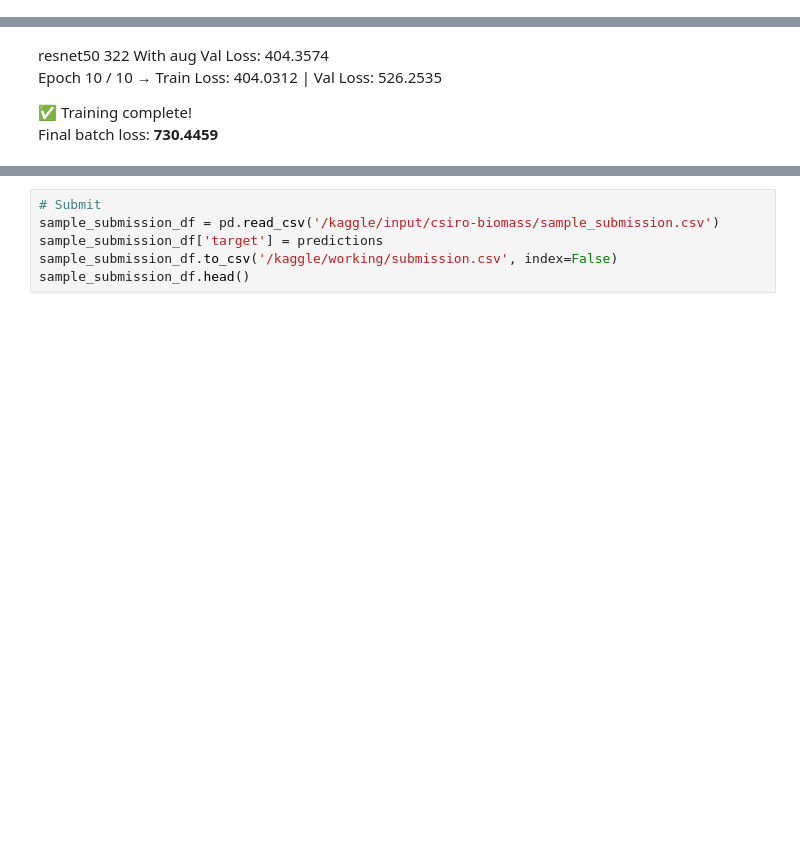
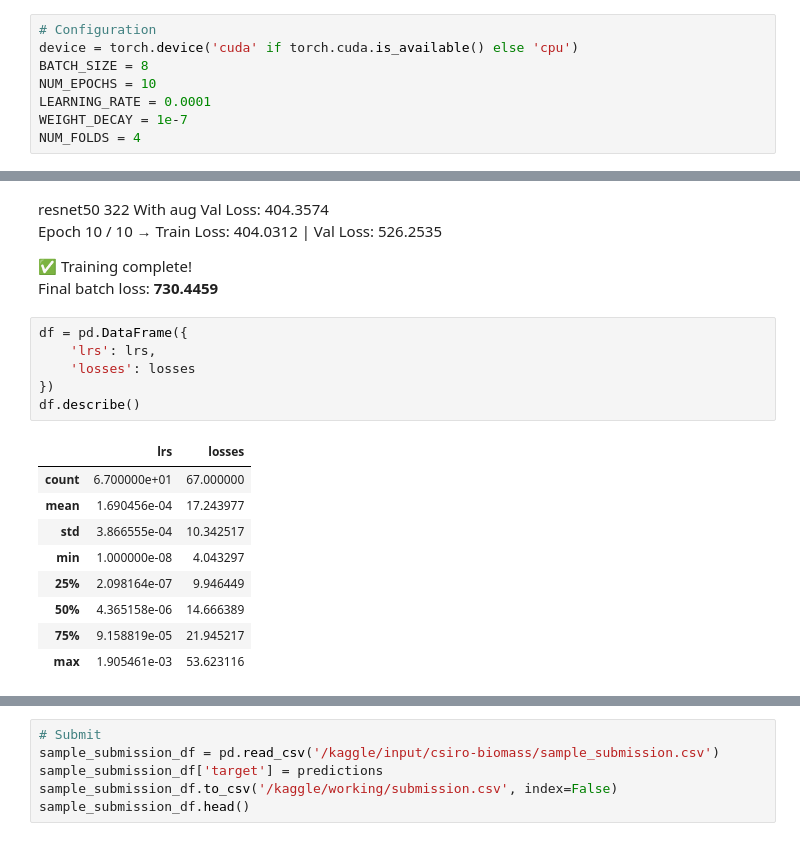
Before and after one commit to Voxoff/kaggle-biomass, a Jupyter notebook: biomass.ipynb, the cells around one changed output, grey strips where cells are left out. Drawn from its saved outputs; the diff is of its cells as text; blank space fills up the shorter version.

```diff
--- a/biomass.ipynb
+++ b/biomass.ipynb
@@ -257,0 +75,8 @@ def print_result(train_loss, val_loss, train_biomass_loss, val_biomass_loss,
+# %%
+# Configuration
+device = torch.device('cuda' if torch.cuda.is_available() else 'cpu')
+BATCH_SIZE = 8
+NUM_EPOCHS = 10
+LEARNING_RATE = 0.0001
+WEIGHT_DECAY = 1e-7
+NUM_FOLDS = 4
@@ -335,6 +295,22 @@ Epoch 10 / 10  →  Train Loss: 404.0312   |   Val Loss: 526.2535
 
 ✅ Training complete!
 Final batch loss: **730.4459**
+# %%
+df = pd.DataFrame({
+    'lrs': lrs,
+    'losses': losses
+})
+df.describe()
+# %% [output]
+|  | lrs | losses |
+| count | 6.700000e+01 | 67.000000 |
+| mean | 1.690456e-04 | 17.243977 |
+| std | 3.866555e-04 | 10.342517 |
+| min | 1.000000e-08 | 4.043297 |
+| 25% | 2.098164e-07 | 9.946449 |
+| 50% | 4.365158e-06 | 14.666389 |
+| 75% | 9.158819e-05 | 21.945217 |
+| max | 1.905461e-03 | 53.623116 |
 # %%
 # Get the predictions for testdata
 with torch.no_grad():
```
Also changed, not shown: parts of 33 cells of this notebook, 3 other files.
